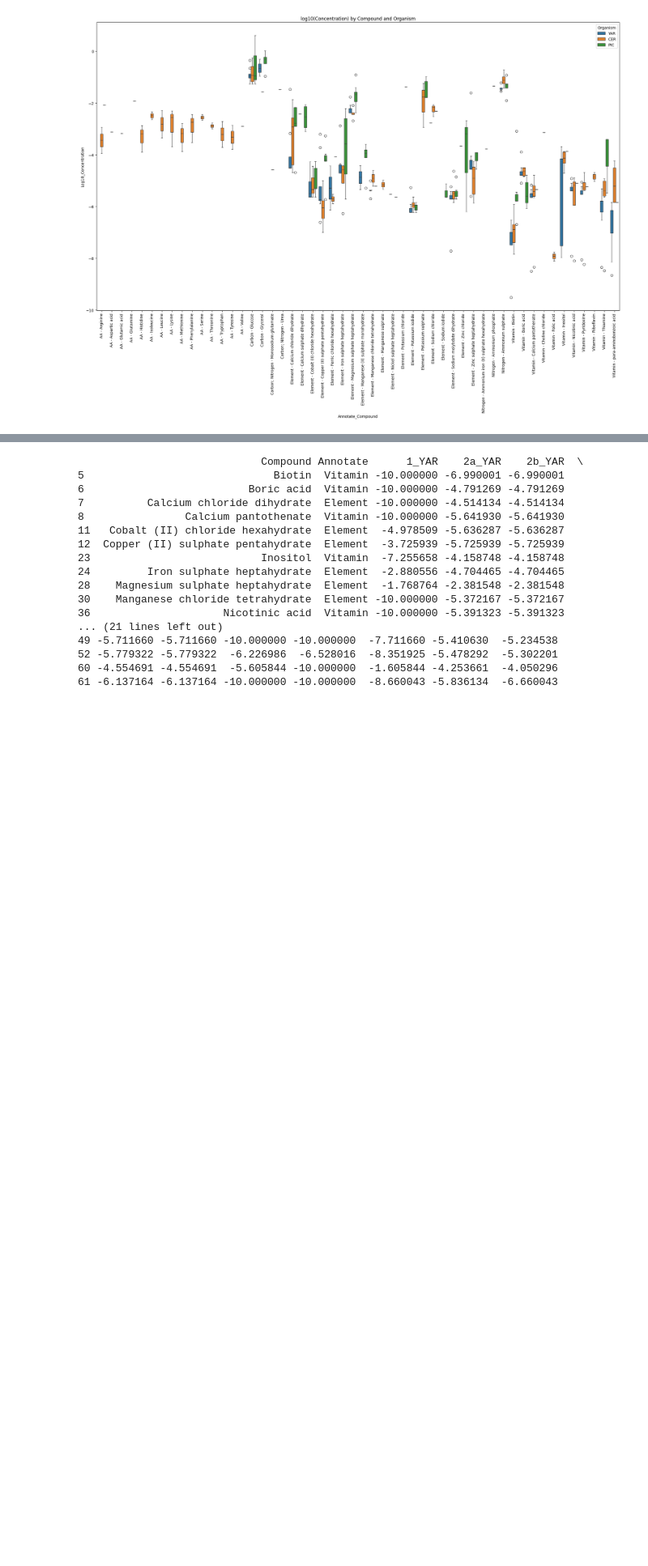
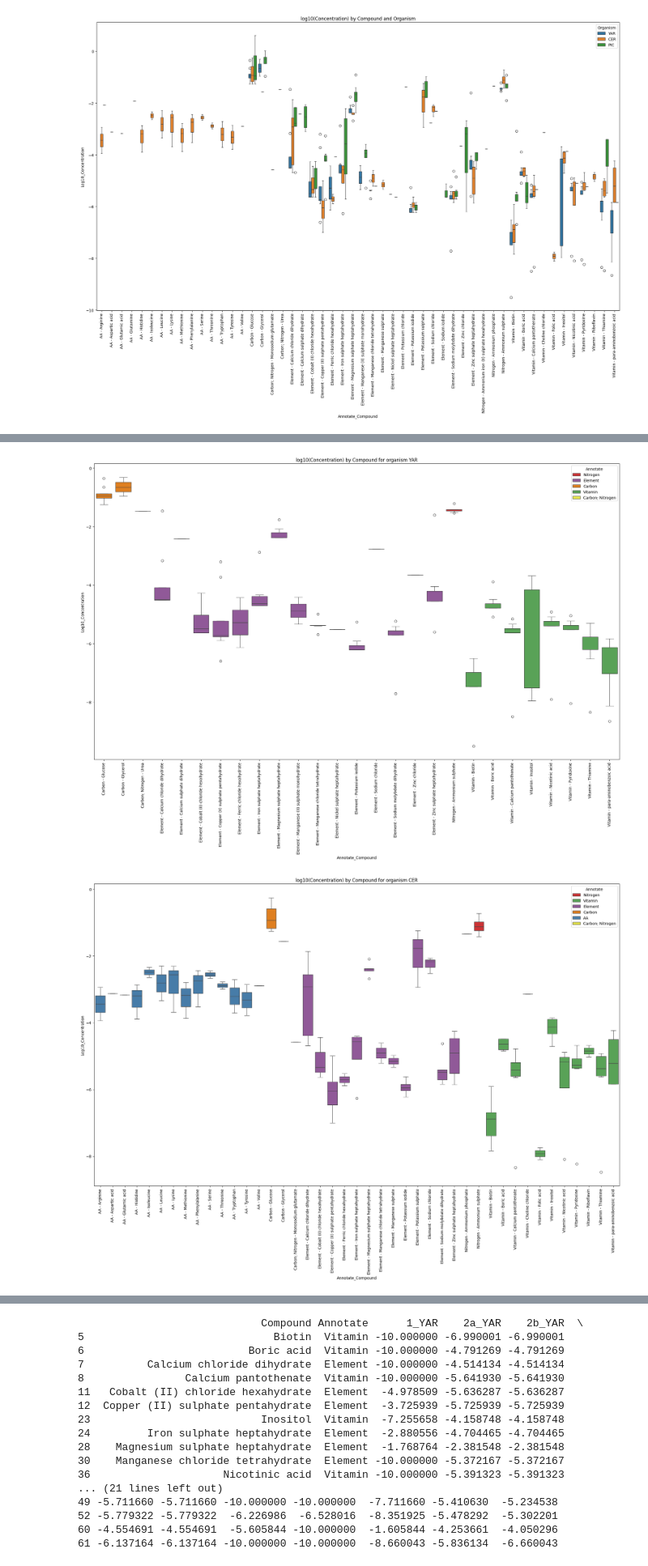
Before and after one commit to subarumuroi/ML_for_rational_design, a Jupyter notebook: MediaDataAnalysisMolarConc.ipynb, the cells around one changed output, grey strips where cells are left out. Shown at 81% size. Cells and saved outputs as stored; diff of their text form; code cells hidden in the pictures; blank space fills up the shorter version.

```diff
--- a/MediaDataAnalysisMolarConc.ipynb
+++ b/MediaDataAnalysisMolarConc.ipynb
@@ -101,0 +107,22 @@ for org in organisms:
+# %%
+for org in organisms:
+    plt.figure(figsize=(20, 15))
+    subset = df_long[(df_long['Organism'] == org) & (df_long['Log10_Concentration'] > -10)]
+
+    # Filter x-axis to only include compounds present in this subset
+    present_compounds = subset['Annotate_Compound'].unique()
+    filtered_order = [comp for comp in ordered_x if comp in present_compounds]
+
+    sns.boxplot(data=subset,
+                x='Annotate_Compound',
+                y='Log10_Concentration',
+                hue='Annotate',
+                order=filtered_order,
+                palette=palette)
+    plt.xticks(rotation=90)
+    plt.title(f'log10(Concentration) by Compound for organism {org}')
+    plt.tight_layout()
+    plt.show()
+# %% [output]
+[figure, added]
+[figure, added]
```
Also changed, not shown: parts of 2 cells of this notebook.
